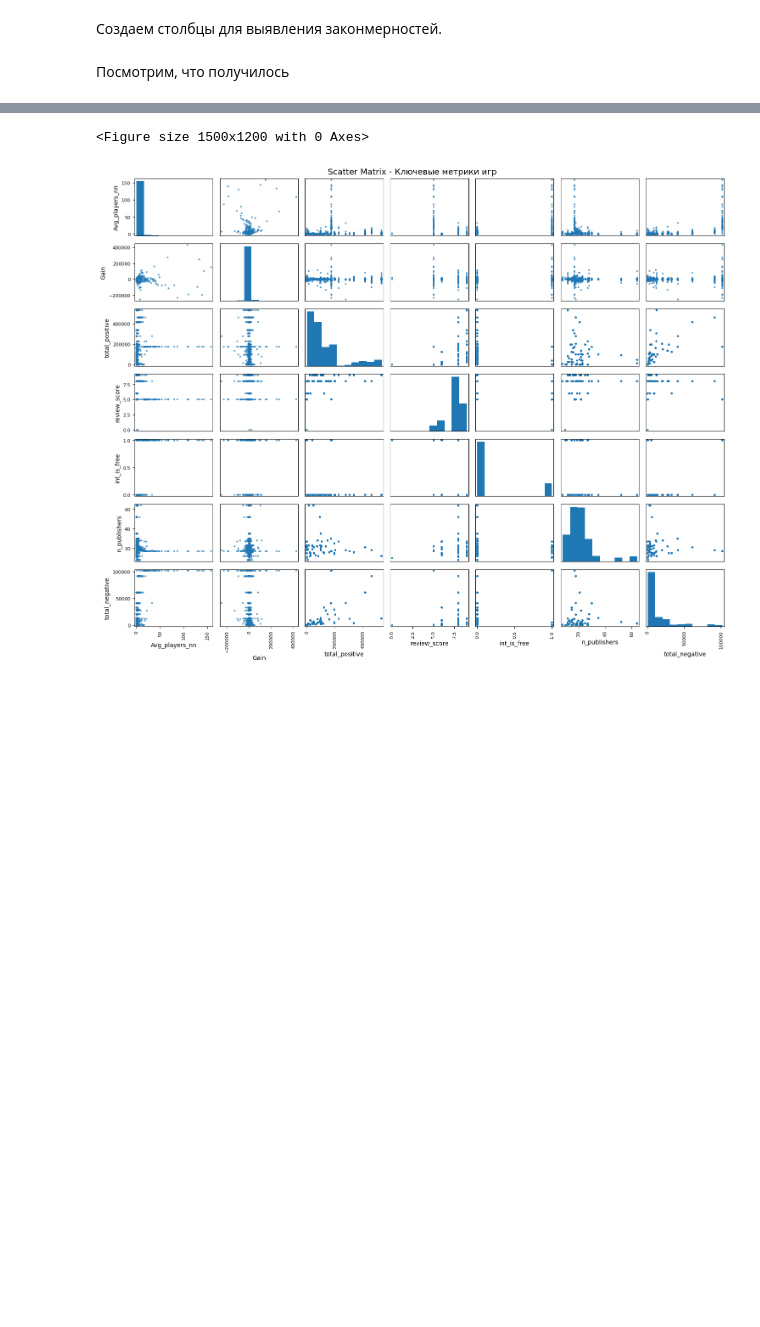
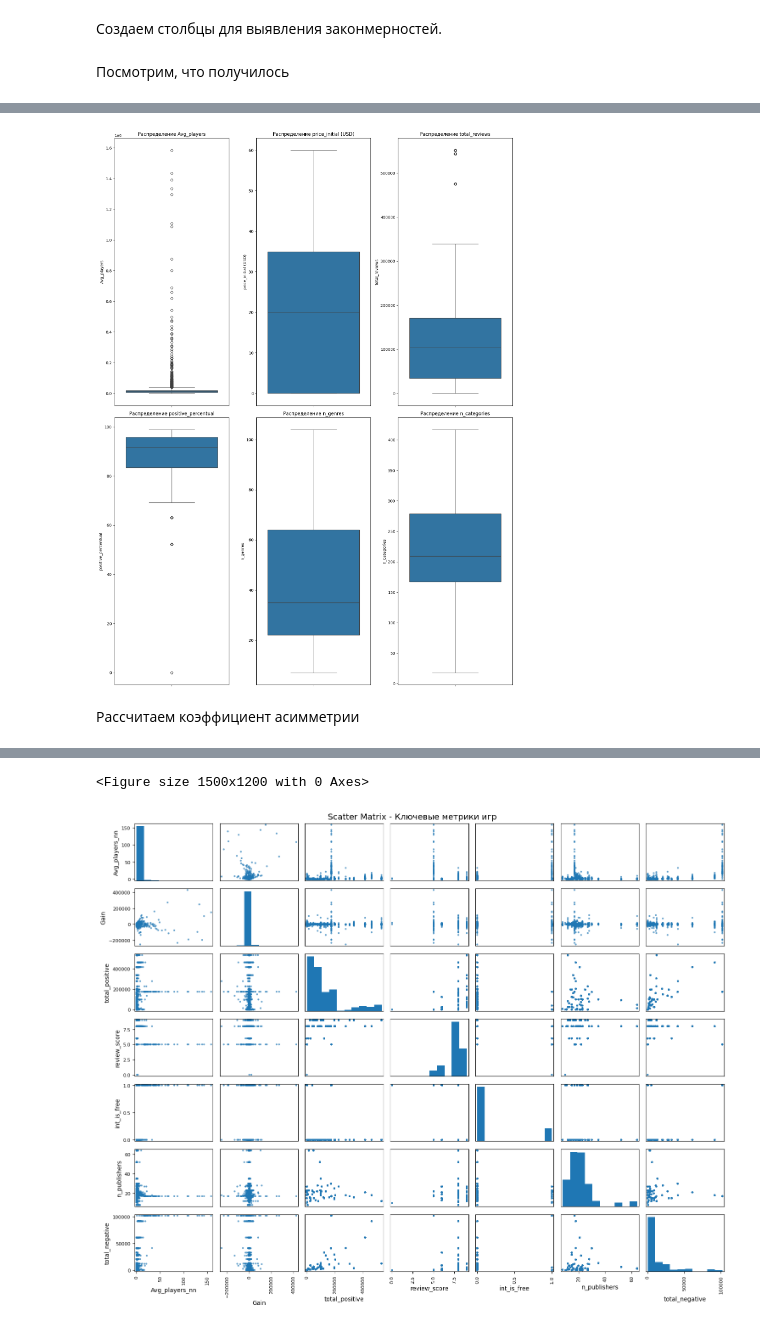
Before and after one commit to George-Mironenko/Game-Analysis, a Jupyter notebook: Game Analysis.ipynb, the cells around one changed output, grey strips where cells are left out. Drawn from its saved outputs; the diff is of its cells as text; code cells hidden in the pictures; blank space fills up the shorter version.

```diff
--- a/Game Analysis.ipynb
+++ b/Game Analysis.ipynb
@@ -257,0 +343,24 @@ df_copy.head(20)
+# %%
+# Создаём фигуру размером 15x20 дюймов
+plt.figure(figsize=(15, 20))
+
+numeric_columns_2 = ['Avg_players', 'price_initial (USD)',
+                  'total_reviews', 'positive_percentual', 'n_genres', 'n_categories']
+
+for i, col in enumerate(numeric_columns_2[:6], 1):
+    # Расположение графика
+    plt.subplot(2, 3, i)
+
+    # Построение boxplot
+    sns.boxplot(y=df_copy[col])
+    # Заголовок
+    plt.title(f'Распределение {col}')
+
+    # Автоматическое выравнивание
+    plt.tight_layout()
+
+plt.show()
+# %% [output]
+[figure, added]
+# %% [markdown]
+Рассчитаем коэффициент асимметрии
```
Also changed, not shown: parts of 32 cells of this notebook, 1 other file.
